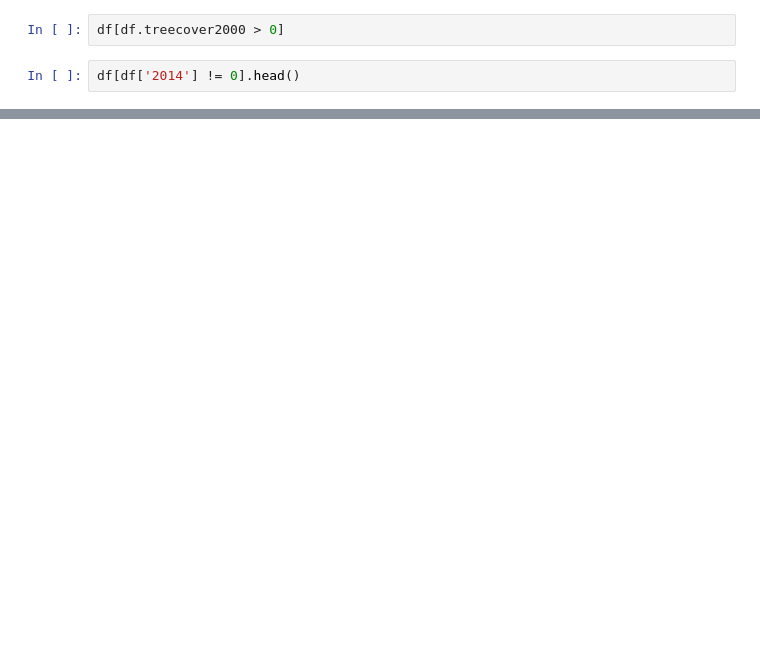
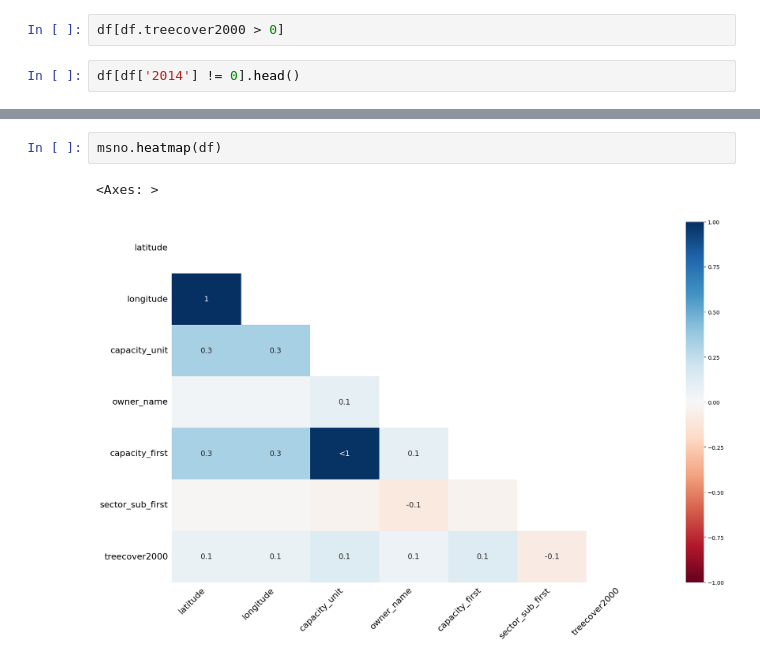
Before and after one commit to wuntunsun/eudr-exposure, a Jupyter notebook: deforestation-sample.ipynb, the cells around one changed output, grey strips where cells are left out. Saved outputs shown, nothing was run; the diff lists cells and outputs as text; blank space fills up the shorter version.

```diff
--- a/deforestation-sample.ipynb
+++ b/deforestation-sample.ipynb
@@ -86,0 +139,5 @@ earthenginepartners_hansen('data/assets_with_deforestation.csv', '\t',
+# %%
+msno.heatmap(df)
+# %% [output]
+<Axes: >
+[figure, added]
```
Also changed, not shown: parts of 7 cells of this notebook, 4 other files.
